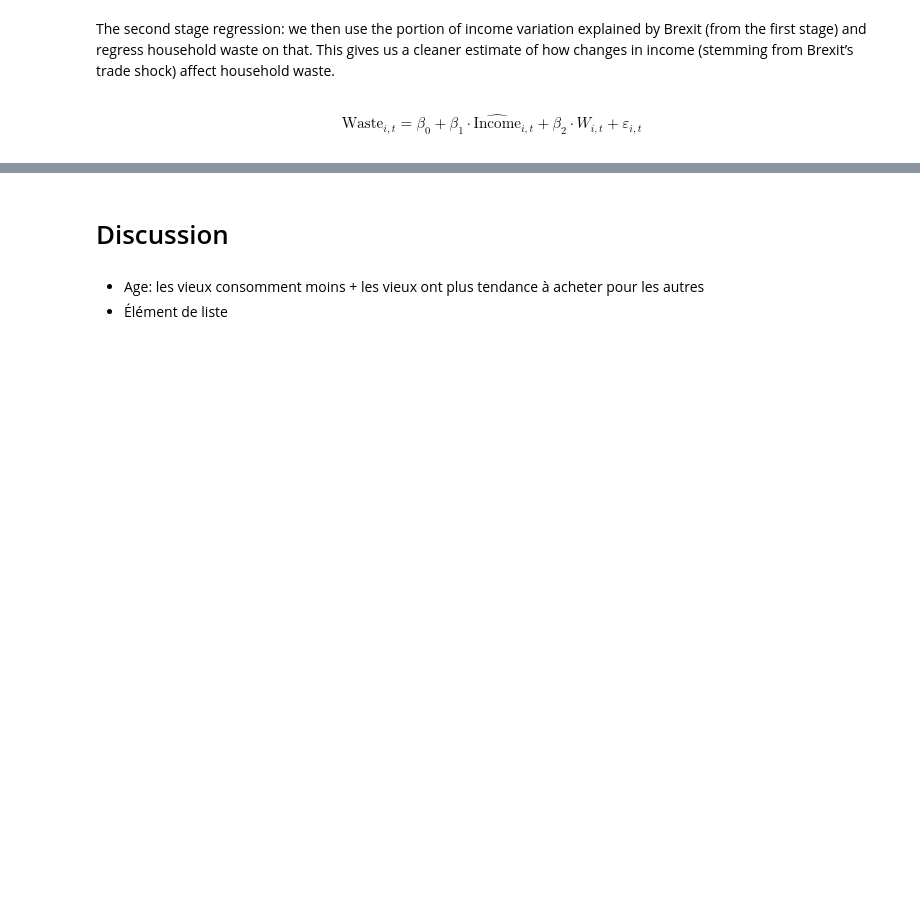
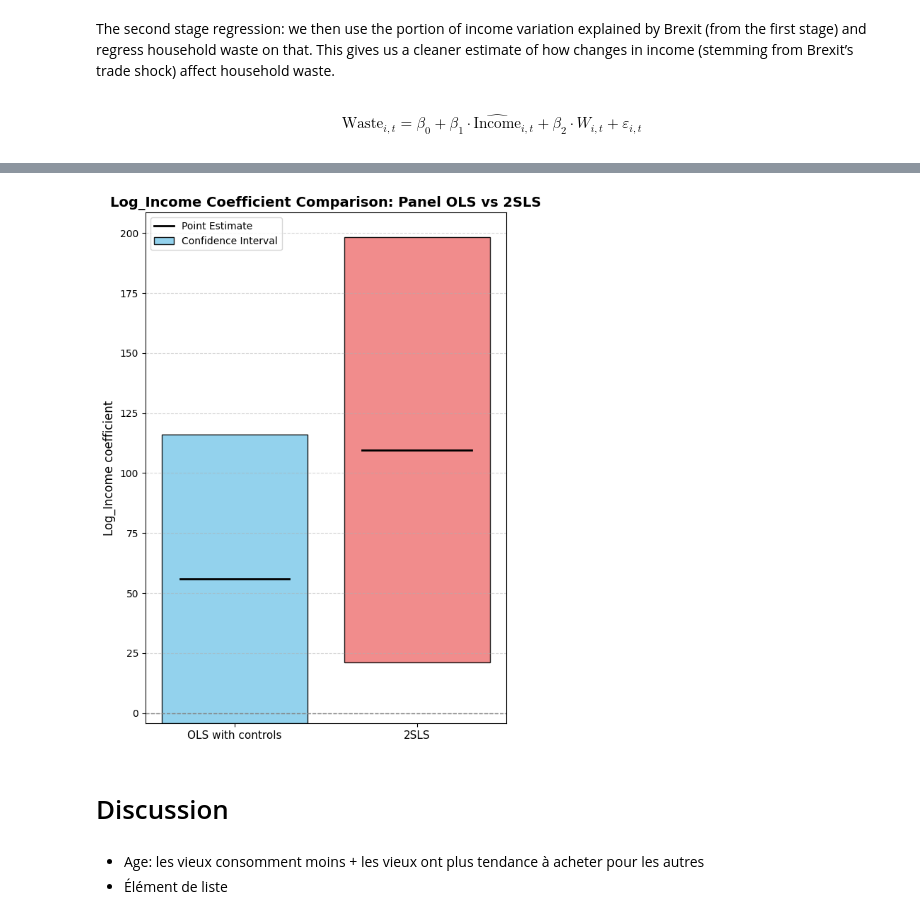
Before and after one commit to ChacoGolden/Stat-Data-Science, a Jupyter notebook: copie_Otter_Final.ipynb, the cells around one changed output, grey strips where cells are left out. Drawn from its saved outputs; the diff is of its cells as text; code cells hidden in the pictures; blank space fills up the shorter version.

```diff
--- a/copie_Otter_Final.ipynb
+++ b/copie_Otter_Final.ipynb
@@ -588,3 +590,97 @@ $$
+# %%
+import matplotlib.pyplot as plt
+import pandas as pd
+import numpy as np
+from linearmodels.panel import PanelOLS
+from linearmodels.iv import IV2SLS
+
+# Load the data
+data = pd.read_csv('https://raw.githubusercontent.com/ChacoGolden/Stat-Data-Science/refs/heads/main/Panel_Data_Inc_Edu_Infl_Wm_Hh_Age_Urb.csv')
+data = data.set_index(['Country', 'Year'])
+data['Intercept'] = 1
+data['Log_Income'] = np.log(data['Income'])
+
+# ----------------------
+# Panel OLS (Model 6)
+# ----------------------
+model6 = PanelOLS(
+    dependent=data['Waste'],
+    exog=data[['Intercept', 'Log_Income', 'Education', 'Household', 'Women', 'Urban', 'Age']],
+    entity_effects=True,
+    time_effects=True
+).fit()
+
+# Extract coefficients and CIs for Log_Income
+panel_coef = model6.params['Log_Income']
+panel_se = model6.std_errors['Log_Income']
+panel_lower_ci = panel_coef - 1.96 * panel_se
+panel_upper_ci = panel_coef + 1.96 * panel_se
+
+# ----------------------
+# 2SLS
+# ----------------------
+# Assuming data2 is similar to `data` for 2SLS
+data = data.copy()
+y = data2['Waste']
+X = data2[['Log_Income']]
+Z = data2[['UK trades']]  # Ensure 'UK trades' exists in your dataset
+W = data2[['Education', 'Women', 'Household', 'Age', 'Urban']]
+
+# Run 2SLS
+model_iv = IV2SLS(dependent=y, exog=W, endog=X, instruments=Z).fit()
+
+# Extract coefficients and CIs for Log_Income
+iv_coef = model_iv.params['Log_Income']
+iv_se = model_iv.std_errors['Log_Income']
+iv_lower_ci = iv_coef - 1.96 * iv_se
+iv_upper_ci = iv_coef + 1.96 * iv_se
+
+# ----------------------
+# Combine Results into a DataFrame
+# ----------------------
+results = pd.DataFrame({
+    'Model': ['OLS with controls', '2SLS'],
+    'Coefficient': [panel_coef, iv_coef],
+    'Lower CI': [panel_lower_ci, iv_lower_ci],
+    'Upper CI': [panel_upper_ci, iv_upper_ci]
+})
+
+# ----------------------
+# Plot the Results
+# ----------------------
+plt.figure(figsize=(6, 8))
+
+# Updated colors for the rectangles
+colors = ['skyblue', 'lightcoral']
+
+# Plot confidence intervals as bars (rectangles)
+plt.bar(
+    results['Model'],
+    results['Upper CI'] - results['Lower CI'],  # Height of the bars
+    bottom=results['Lower CI'],  # Starting point
+    color=colors,  # Updated colors
+    alpha=0.9,
+    edgecolor='black',  # Add edges for clarity
+    label='Confidence Interval'
+)
+
+# Add lines for coefficients
+for i, coef in enumerate(results['Coefficient']):
+    plt.plot([i - 0.3, i + 0.3], [coef, coef], color='black', lw=2, label='Point Estimate' if i == 0 else "")
+
+# Customize the plot
+plt.axhline(0, color='gray', linestyle='--', linewidth=1)  # Zero reference line
+plt.title('Log_Income Coefficient Comparison: Panel OLS vs 2SLS', fontsize=14, weight='bold')
+plt.ylabel('Log_Income coefficient', fontsize=12)
+plt.xticks(ticks=range(len(results)), labels=results['Model'], fontsize=11)
+plt.grid(axis='y', linestyle='--', alpha=0.5)
+plt.legend(fontsize=10)
+plt.tight_layout()
+
+# Show the plot
+plt.show()
+# %% [output]
+[figure, added]
 # %% [markdown]
 # Discussion
 # %% [markdown]
```
Also changed, not shown: parts of 7 cells of this notebook.
